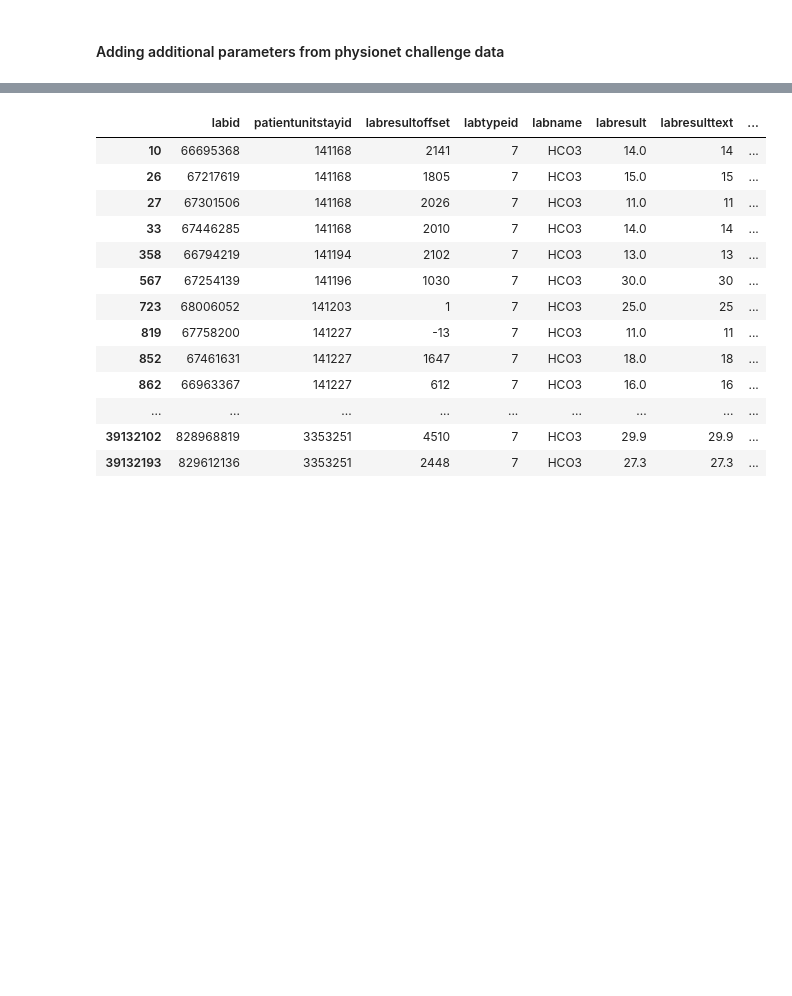
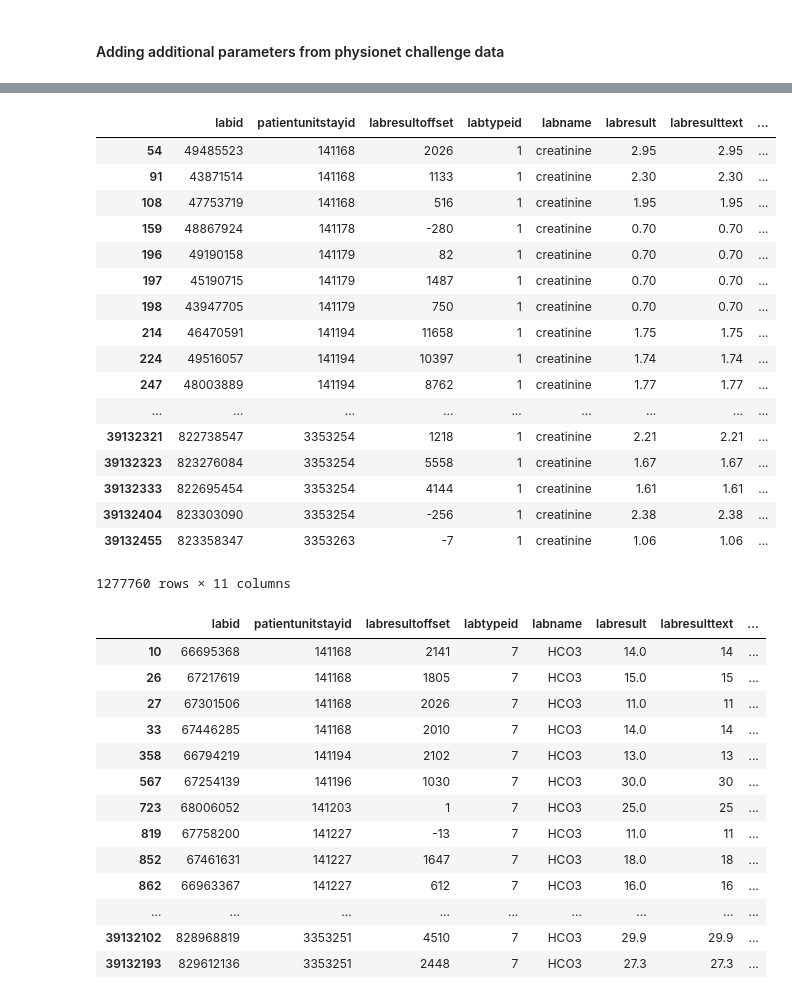
Before and after one commit to Ronet05/GSoC-CBMI-eICU, a Jupyter notebook: Labs ready.ipynb, the cells around one changed output, grey strips where cells are left out. Drawn from its saved outputs; the diff is of its cells as text; code cells hidden in the pictures; blank space fills up the shorter version.

Commit message:
Made changes to table, SOFA calculated, final total SOFA left

```diff
--- a/Labs ready.ipynb
+++ b/Labs ready.ipynb
@@ -97,0 +88,12 @@ pre_final_lab.describe()
+# %%
+df_lab=pd.read_csv('lab.csv',chunksize=10000)
+arr=[]
+for chunk in df_lab:
+    arr.append(chunk)
+df_lab=pd.concat(arr,sort=False)
+creatinine_to_merge=df_lab
+creatinine_to_merge['creatinine']=np.nan
+creatinine_to_merge.loc[creatinine_to_merge['labname'].str.startswith('creatinine'),'creatinine']=creatinine_to_merge['labresult']
+creatinine_to_merge=creatinine_to_merge.loc[creatinine_to_merge['labname'].str.startswith('creatinine')]
+creatinine_to_merge=creatinine_to_merge[['patientunitstayid','labresultoffset','creatinine']]
+creatinine_to_merge.to_csv("creatinine_extract.csv",index=False)
@@ -140,3 +269,24 @@ df_lab.head()
+# %%
+df_lab.loc[df_lab['labname'].str.startswith('creatinine')]
+# %% [output]
+|  | labid | patientunitstayid | labresultoffset | labtypeid | labname | labresult | labresulttext | ... |
+| 54 | 49485523 | 141168 | 2026 | 1 | creatinine | 2.95 | 2.95 | ... |
+| 91 | 43871514 | 141168 | 1133 | 1 | creatinine | 2.30 | 2.30 | ... |
+| 108 | 47753719 | 141168 | 516 | 1 | creatinine | 1.95 | 1.95 | ... |
+| 159 | 48867924 | 141178 | -280 | 1 | creatinine | 0.70 | 0.70 | ... |
+| 196 | 49190158 | 141179 | 82 | 1 | creatinine | 0.70 | 0.70 | ... |
+| 197 | 45190715 | 141179 | 1487 | 1 | creatinine | 0.70 | 0.70 | ... |
+| 198 | 43947705 | 141179 | 750 | 1 | creatinine | 0.70 | 0.70 | ... |
+| 214 | 46470591 | 141194 | 11658 | 1 | creatinine | 1.75 | 1.75 | ... |
+| 224 | 49516057 | 141194 | 10397 | 1 | creatinine | 1.74 | 1.74 | ... |
+| 247 | 48003889 | 141194 | 8762 | 1 | creatinine | 1.77 | 1.77 | ... |
+| ... | ... | ... | ... | ... | ... | ... | ... | ... |
+| 39132321 | 822738547 | 3353254 | 1218 | 1 | creatinine | 2.21 | 2.21 | ... |
+| 39132323 | 823276084 | 3353254 | 5558 | 1 | creatinine | 1.67 | 1.67 | ... |
+| 39132333 | 822695454 | 3353254 | 4144 | 1 | creatinine | 1.61 | 1.61 | ... |
+| 39132404 | 823303090 | 3353254 | -256 | 1 | creatinine | 2.38 | 2.38 | ... |
+| 39132455 | 823358347 | 3353263 | -7 | 1 | creatinine | 1.06 | 1.06 | ... |
+1277760 rows × 11 columns
 # %%
 df_lab.loc[df_lab['labname'].str.contains('HCO3')]
 # %% [output]
```
Also changed, not shown: parts of 23 cells of this notebook, 1 other file.
